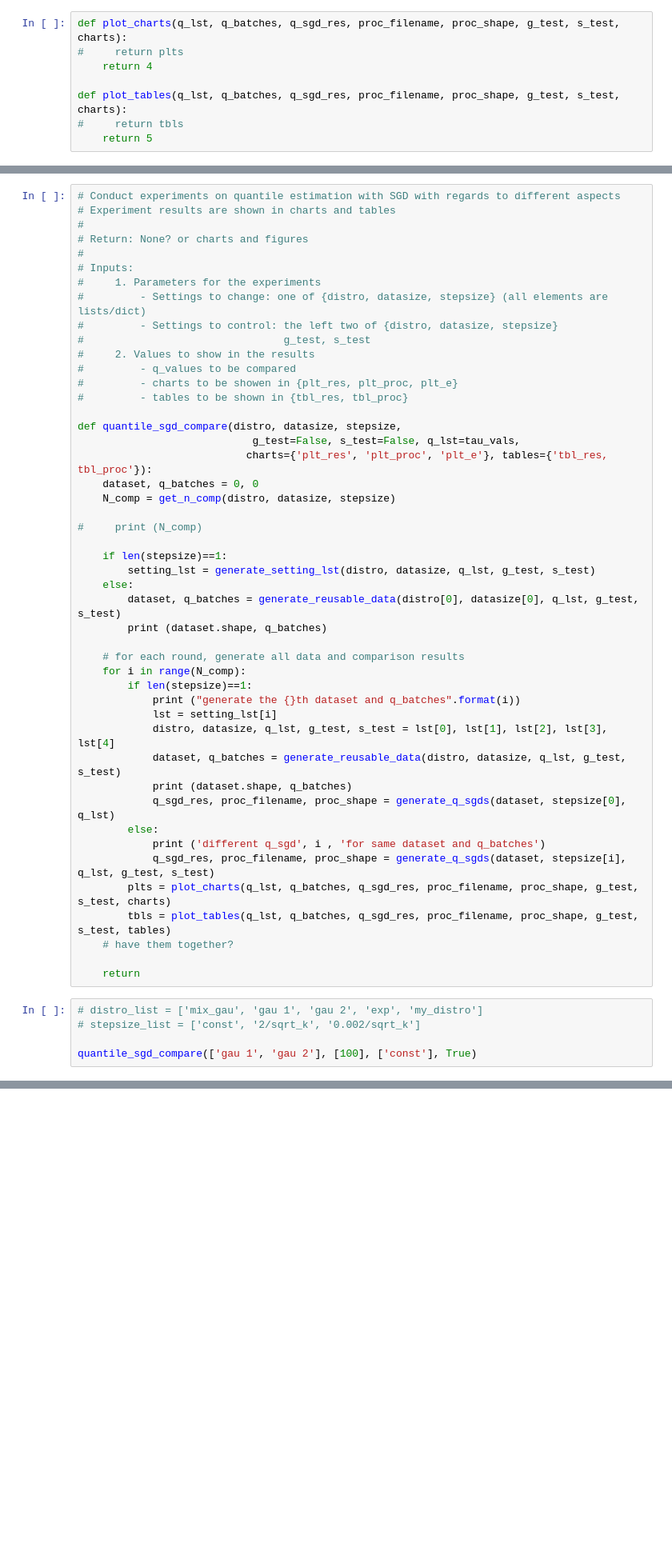
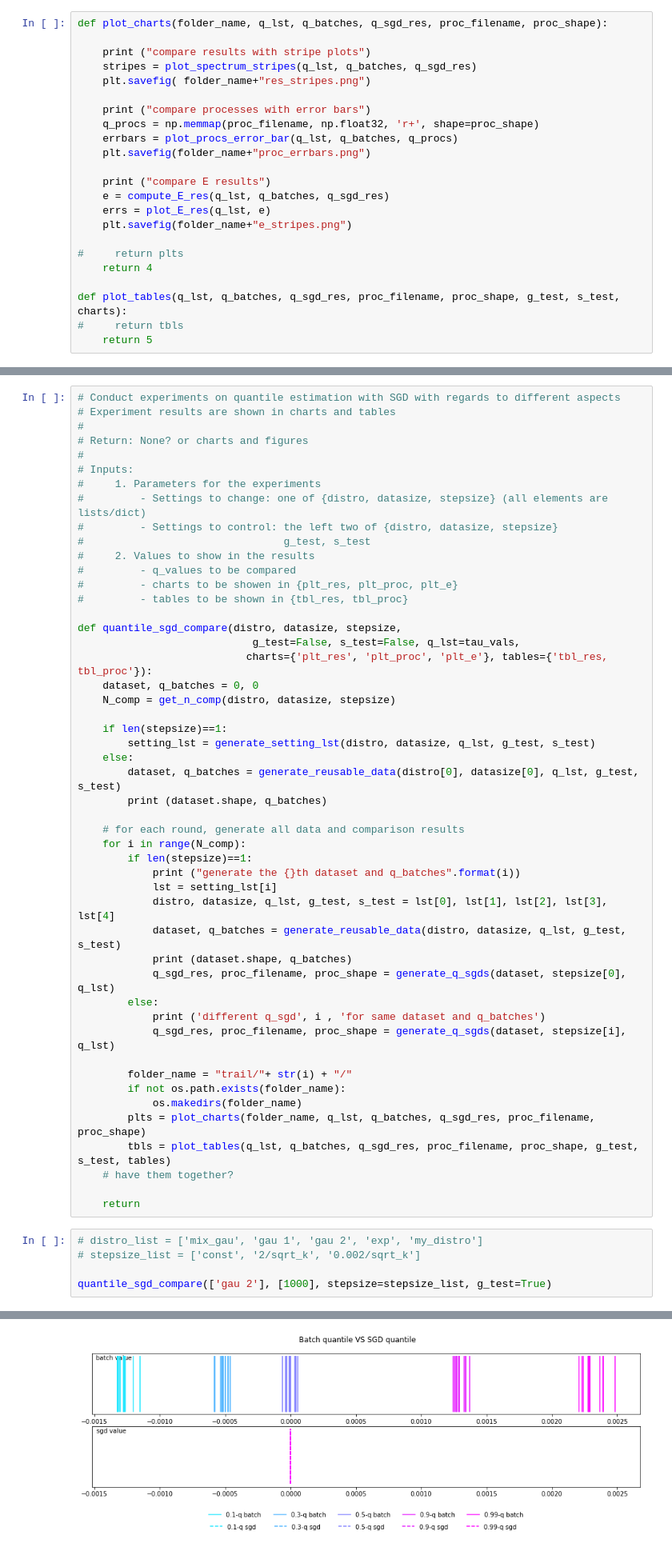
Before and after one commit to chengsoonong/eheye, a Jupyter notebook: QuantEst/sgd_quant_est/comparison_image_generation.ipynb, the cells around one changed output, grey strips where cells are left out. Shown: that part at 80% size. Saved outputs shown, nothing was run; the diff lists cells and outputs as text; blank space fills up the shorter version.

Commit message:
plots for all quantile settings

```diff
--- a/QuantEst/sgd_quant_est/comparison_image_generation.ipynb
+++ b/QuantEst/sgd_quant_est/comparison_image_generation.ipynb
@@ -542,8 +541,23 @@ plot_procs(q_lst, None, e_procs)
-# %%
-def plot_charts(q_lst, q_batches, q_sgd_res, proc_filename, proc_shape, g_test, s_test, charts):
-#     return plts
-    return 4
-
-def plot_tables(q_lst, q_batches, q_sgd_res, proc_filename, proc_shape, g_test, s_test, charts):
-#     return tbls
-    return 5
+# %%
+def plot_charts(folder_name, q_lst, q_batches, q_sgd_res, proc_filename, proc_shape):
+
+    print ("compare results with stripe plots")
+    stripes = plot_spectrum_stripes(q_lst, q_batches, q_sgd_res)
+    plt.savefig( folder_name+"res_stripes.png")
+
+    print ("compare processes with error bars")
+    q_procs = np.memmap(proc_filename, np.float32, 'r+', shape=proc_shape)
+    errbars = plot_procs_error_bar(q_lst, q_batches, q_procs)
+    plt.savefig(folder_name+"proc_errbars.png")
+
+    print ("compare E results")
+    e = compute_E_res(q_lst, q_batches, q_sgd_res)
+    errs = plot_E_res(q_lst, e)
+    plt.savefig(folder_name+"e_stripes.png")
+
+#     return plts
+    return 4
+
+def plot_tables(q_lst, q_batches, q_sgd_res, proc_filename, proc_shape, g_test, s_test, charts):
+#     return tbls
+    return 5
@@ -569,8 +596,6 @@ def quantile_sgd_compare(distro, datasize, stepsize,
     dataset, q_batches = 0, 0
     N_comp = get_n_comp(distro, datasize, stepsize)
 
-#     print (N_comp)
-
     if len(stepsize)==1:
         setting_lst = generate_setting_lst(distro, datasize, q_lst, g_test, s_test)
     else:
@@ -588,8 +613,12 @@ def quantile_sgd_compare(distro, datasize, stepsize,
             q_sgd_res, proc_filename, proc_shape = generate_q_sgds(dataset, stepsize[0], q_lst)
         else:
             print ('different q_sgd', i , 'for same dataset and q_batches')
-            q_sgd_res, proc_filename, proc_shape = generate_q_sgds(dataset, stepsize[i], q_lst, g_test, s_test)
-        plts = plot_charts(q_lst, q_batches, q_sgd_res, proc_filename, proc_shape, g_test, s_test, charts)
+            q_sgd_res, proc_filename, proc_shape = generate_q_sgds(dataset, stepsize[i], q_lst)
+
+        folder_name = "trail/"+ str(i) + "/"
+        if not os.path.exists(folder_name):
+            os.makedirs(folder_name)
+        plts = plot_charts(folder_name, q_lst, q_batches, q_sgd_res, proc_filename, proc_shape)
         tbls = plot_tables(q_lst, q_batches, q_sgd_res, proc_filename, proc_shape, g_test, s_test, tables)
     # have them together?
 
@@ -598,5 +627,5 @@ def quantile_sgd_compare(distro, datasize, stepsize,
 # distro_list = ['mix_gau', 'gau 1', 'gau 2', 'exp', 'my_distro']
 # stepsize_list = ['const', '2/sqrt_k', '0.002/sqrt_k']
 
-quantile_sgd_compare(['gau 1', 'gau 2'], [100], ['const'], True)
+quantile_sgd_compare(['gau 2'], [1000], stepsize=stepsize_list, g_test=True)
 # %% [output]
@@ -619,0 +649 @@ generate_reusable_data ('gau 1', 100, [0.1, 0.3, 0.5, 0.9, 0.99], True, False)
+[figure, added]
```
Also changed, not shown: parts of 13 cells of this notebook, 1 other file.
